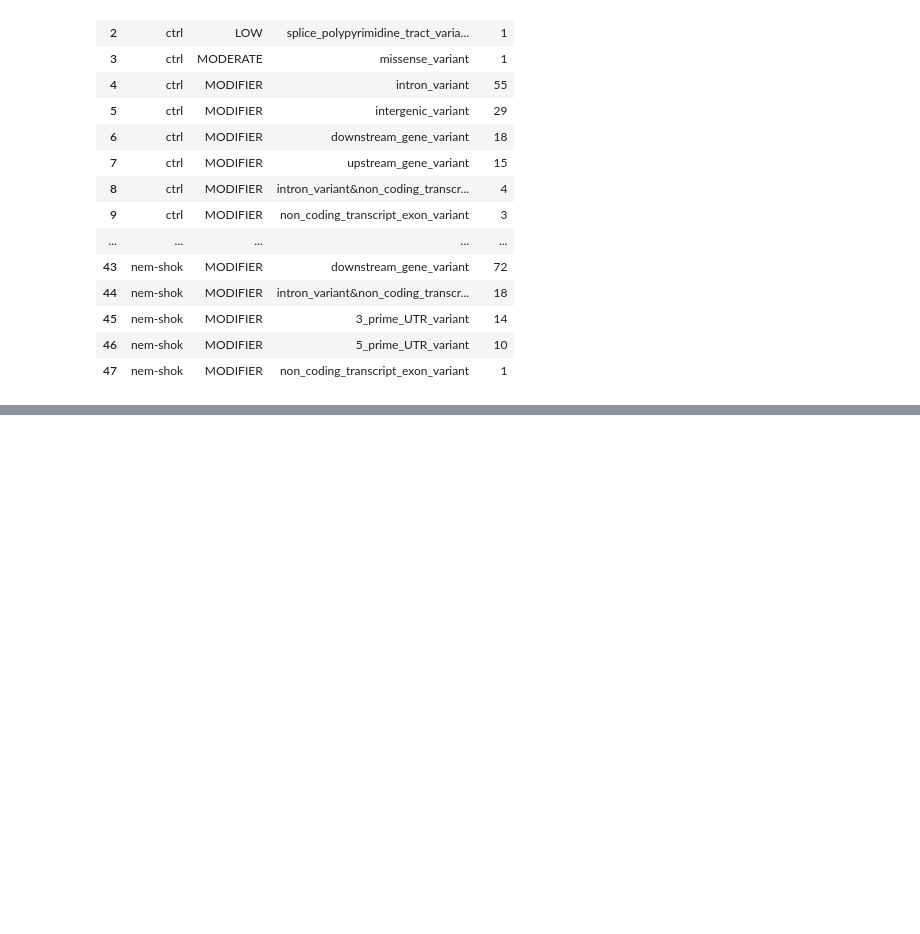
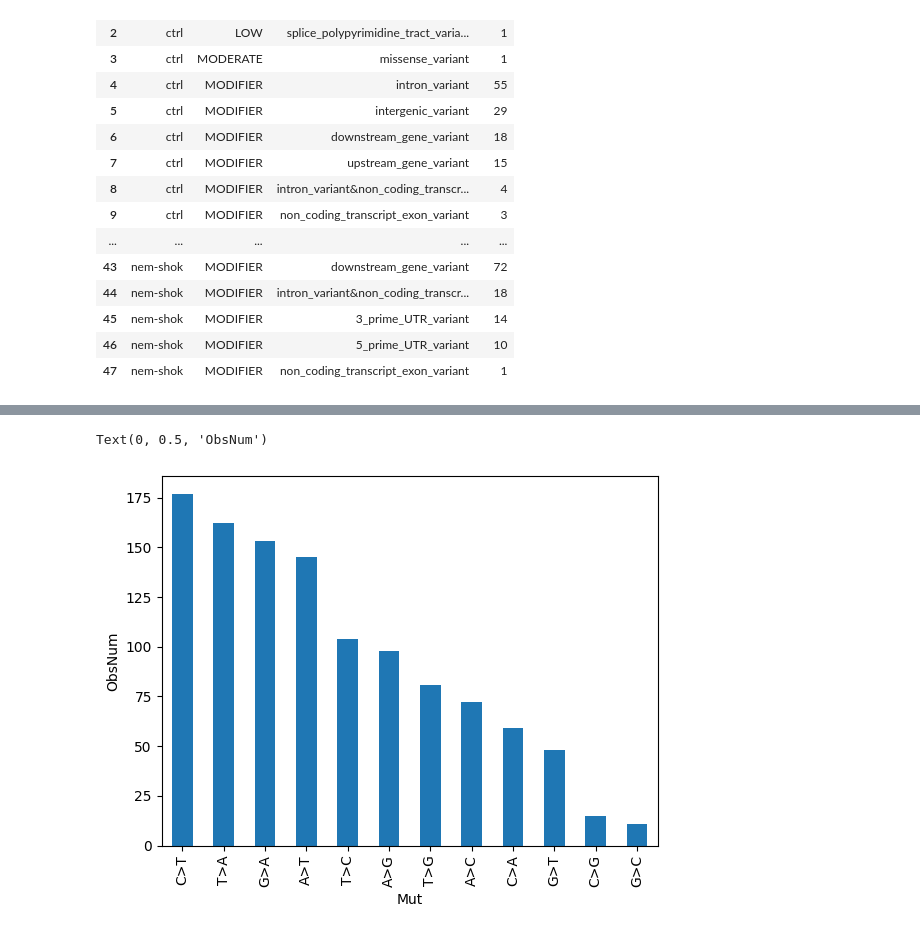
Before and after one commit to mitoclub/AquaSelection, a Jupyter notebook: intersect.ipynb, the cells around one changed output, grey strips where cells are left out. Saved outputs shown, nothing was run; the diff lists cells and outputs as text; code cells hidden in the pictures; blank space fills up the shorter version.

```diff
--- a/intersect.ipynb
+++ b/intersect.ipynb
@@ -868,0 +899,7 @@ df_dnm.groupby(['GROUP', 'IMPACT']).Consequence.value_counts().rename('CNT').res
+# %%
+_ = df_dnm[df_dnm.TYPE != 'INDEL'][[ 'proband.GT', 'mother.GT', 'father.GT']]
+assert (_['proband.GT'].str[0] == _['mother.GT'].str[0]).all()
+assert (_['proband.GT'].str[2] != _['mother.GT'].str[0]).all()
+
+df_dnm['Mut'] = df_dnm['mother.GT'].str[0] + '>' + df_dnm['proband.GT'].str[2]
+df_dnm[df_dnm.TYPE != 'INDEL'][[ 'proband.GT', 'mother.GT', 'father.GT', 'Mut']]
@@ -868,0 +920,6 @@ df_dnm.groupby(['GROUP', 'IMPACT']).Consequence.value_counts().rename('CNT').res
+# %%
+df_dnm[df_dnm.TYPE != 'INDEL'].Mut.value_counts().plot.bar()
+plt.ylabel('ObsNum')
+# %% [output]
+Text(0, 0.5, 'ObsNum')
+[figure, added]
```
Also changed, not shown: parts of 5 cells of this notebook, 3 other files.
